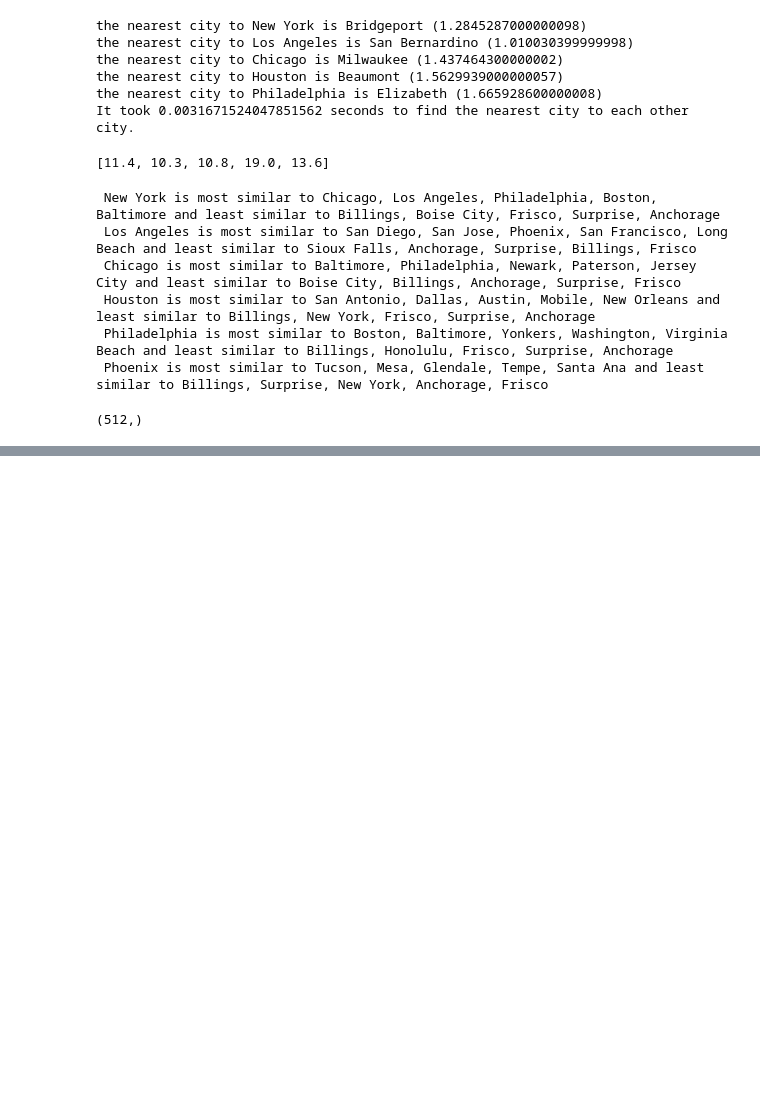
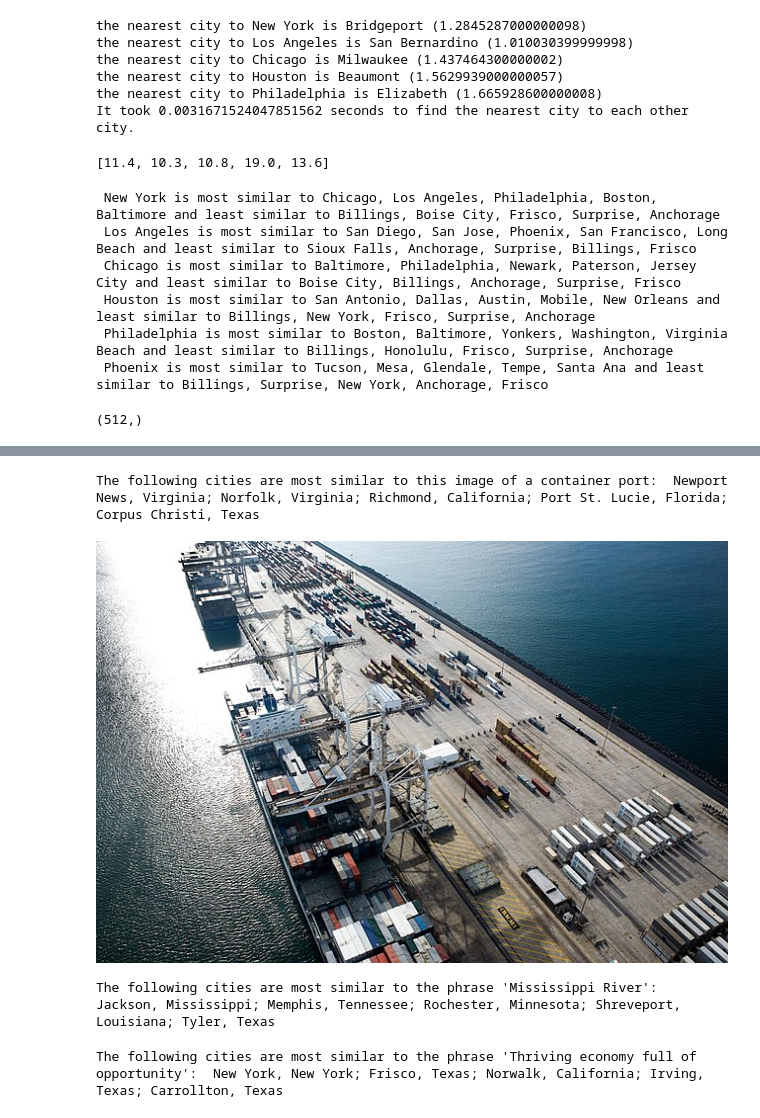
Before and after one commit to bmount/intuition-feature-vectors, a Jupyter notebook: city_features.ipynb, the cells around one changed output, grey strips where cells are left out. Drawn from its saved outputs; the diff is of its cells as text; code cells hidden in the pictures; blank space fills up the shorter version.

```diff
--- a/city_features.ipynb
+++ b/city_features.ipynb
@@ -327,0 +367,10 @@ With our deep learning model, San Francisco, California  is least similar to: Br
+# %%
+matches_port = city_image_neighbor('Container_port.jpg')
+
+print("The following cities are most similar to this image of a container port: ",
+      '; '.join([match.get('city') + ', ' + match.get('state') for match in matches_port]))
+im = Image.open('Container_port.jpg')
+display(im)
+# %% [output]
+The following cities are most similar to this image of a container port:  Newport News, Virginia; Norfolk, Virginia; Richmond, California; Port St. Lucie, Florida; Corpus Christi, Texas
+[figure, added]
@@ -327,0 +386,5 @@ With our deep learning model, San Francisco, California  is least similar to: Br
+# %%
+print("The following cities are most similar to the phrase 'Mississippi River': ",
+      '; '.join([match.get('city') + ', ' + match.get('state') for match in matches3]))
+# %% [output]
+The following cities are most similar to the phrase 'Mississippi River':  Jackson, Mississippi; Memphis, Tennessee; Rochester, Minnesota; Shreveport, Louisiana; Tyler, Texas
@@ -327,0 +393,5 @@ With our deep learning model, San Francisco, California  is least similar to: Br
+# %%
+print("The following cities are most similar to the phrase 'Thriving economy full of opportunity': ",
+      '; '.join([match.get('city') + ', ' + match.get('state') for match in matches4]))
+# %% [output]
+The following cities are most similar to the phrase 'Thriving economy full of opportunity':  New York, New York; Frisco, Texas; Norwalk, California; Irving, Texas; Carrollton, Texas
```
Also changed, not shown: parts of 17 cells of this notebook.
